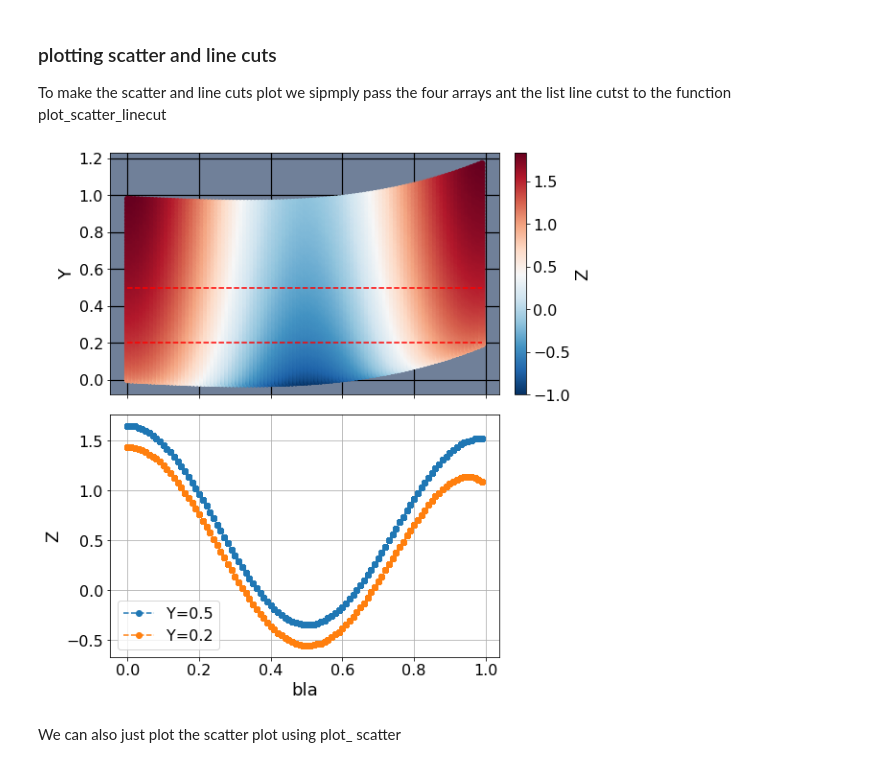
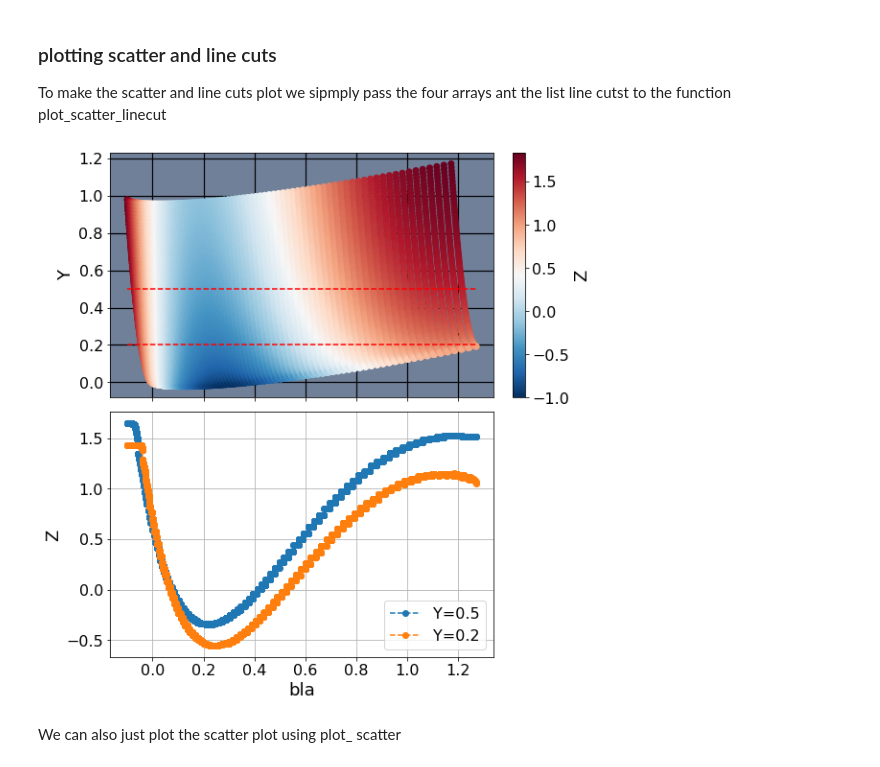
Before and after one commit to qdev-dk/QDevPlot, a Jupyter notebook: docs/example_notebooks/scatter_plot.ipynb, the cells around one changed output. Drawn from its saved outputs; the diff is of its cells as text; code cells hidden in the pictures.

Commit message:
update scatter example with scoop

```diff
--- a/docs/example_notebooks/scatter_plot.ipynb
+++ b/docs/example_notebooks/scatter_plot.ipynb
@@ -26,4 +27,5 @@ x = np.arange(0,10,0.1)*0.1
 y = np.arange(0,10,0.1)*0.1
 xx, yy = np.meshgrid(x, y)
 z = np.cos(xx*2*np.pi)+np.sin(yy)
+Xmeas = xx**2 - 0.1*yy + 0.3*xx**3
 Ymeas = yy**2 - 0.1*xx + 0.3*xx**3
@@ -33,9 +43,9 @@ Ymeas = yy**2 - 0.1*xx + 0.3*xx**3
 To make the scatter and line cuts plot we sipmply pass the four arrays ant the list  line cutst to the function plot_scatter_linecut
 # %%
 cut_list = [0.5,0.2]
-fig, ax1, cb, ax2 = qp.plot_scatter_linecut(x, y, z, Ymeas, ylist =  cut_list, x_label='bla')
+ax1, cb, ax2 = qp.plot_scatter_linecut(x, y, z, ymeas=Ymeas, xmeas=Xmeas, ylist =  cut_list, x_label='bla')
 # %% [output]
-[figure, old version]
+[figure, new version]
 # %% [markdown]
 We can also just plot the scatter plot using plot_ scatter
 # %%
```
Also changed, not shown: parts of 10 cells of this notebook.
